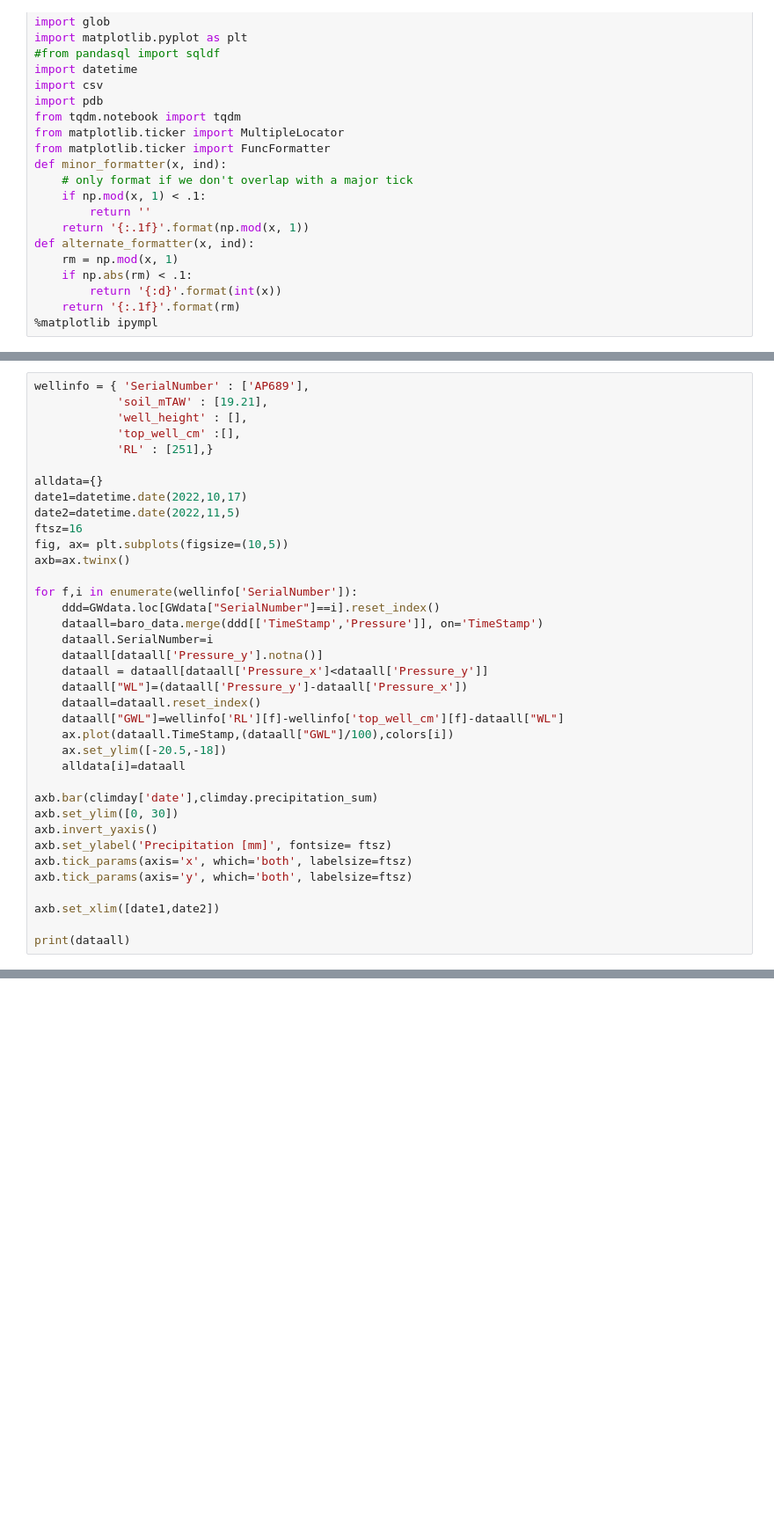
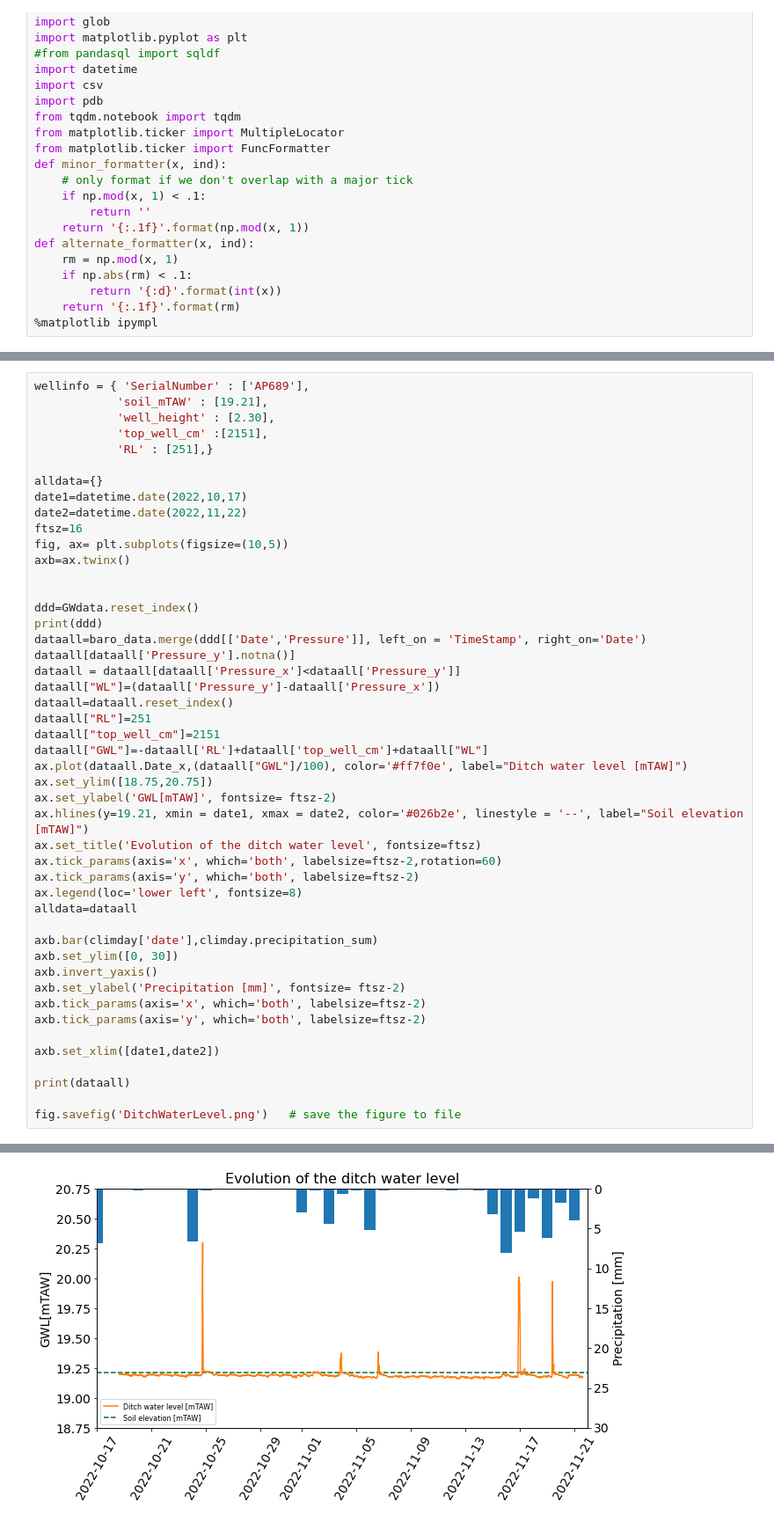
Before and after one commit to braspenninga/Jupyter-scripts, a Jupyter notebook: Ditch water level.ipynb, the cells around one changed output, grey strips where cells are left out. Shown at 88% size. Saved outputs shown, nothing was run; the diff lists cells and outputs as text; blank space fills up the shorter version.

```diff
--- a/Ditch water level.ipynb
+++ b/Ditch water level.ipynb
@@ -117,37 +117,48 @@ print(baro_data)
 # %%
 wellinfo = { 'SerialNumber' : ['AP689'],
             'soil_mTAW' : [19.21],
-            'well_height' : [],
-            'top_well_cm' :[],
+            'well_height' : [2.30],
+            'top_well_cm' :[2151],
             'RL' : [251],}
 
 alldata={}
 date1=datetime.date(2022,10,17)
-date2=datetime.date(2022,11,5)
+date2=datetime.date(2022,11,22)
 ftsz=16
 fig, ax= plt.subplots(figsize=(10,5))
 axb=ax.twinx()
 
-for f,i in enumerate(wellinfo['SerialNumber']):
-    ddd=GWdata.loc[GWdata["SerialNumber"]==i].reset_index()
-    dataall=baro_data.merge(ddd[['TimeStamp','Pressure']], on='TimeStamp')
-    dataall.SerialNumber=i
-    dataall[dataall['Pressure_y'].notna()]
-    dataall = dataall[dataall['Pressure_x']<dataall['Pressure_y']]
-    dataall["WL"]=(dataall['Pressure_y']-dataall['Pressure_x'])
-    dataall=dataall.reset_index()
-    dataall["GWL"]=wellinfo['RL'][f]-wellinfo['top_well_cm'][f]-dataall["WL"]
-    ax.plot(dataall.TimeStamp,(dataall["GWL"]/100),colors[i])
-    ax.set_ylim([-20.5,-18])
-    alldata[i]=dataall
+
+ddd=GWdata.reset_index()
+print(ddd)
+dataall=baro_data.merge(ddd[['Date','Pressure']], left_on = 'TimeStamp', right_on='Date')
+dataall[dataall['Pressure_y'].notna()]
+dataall = dataall[dataall['Pressure_x']<dataall['Pressure_y']]
+dataall["WL"]=(dataall['Pressure_y']-dataall['Pressure_x'])
+dataall=dataall.reset_index()
+dataall["RL"]=251
+dataall["top_well_cm"]=2151
+dataall["GWL"]=-dataall['RL']+dataall['top_well_cm']+dataall["WL"]
+ax.plot(dataall.Date_x,(dataall["GWL"]/100), color='#ff7f0e', label="Ditch water level [mTAW]")
+ax.set_ylim([18.75,20.75])
+ax.set_ylabel('GWL[mTAW]', fontsize= ftsz-2)
+ax.hlines(y=19.21, xmin = date1, xmax = date2, color='#026b2e', linestyle = '--', label="Soil elevation [mTAW]")
+ax.set_title('Evolution of the ditch water level', fontsize=ftsz)
+ax.tick_params(axis='x', which='both', labelsize=ftsz-2,rotation=60)
+ax.tick_params(axis='y', which='both', labelsize=ftsz-2)
+ax.legend(loc='lower left', fontsize=8)
+alldata=dataall
 
 axb.bar(climday['date'],climday.precipitation_sum)
 axb.set_ylim([0, 30])
 axb.invert_yaxis()
-axb.set_ylabel('Precipitation [mm]', fontsize= ftsz)
-axb.tick_params(axis='x', which='both', labelsize=ftsz)
-axb.tick_params(axis='y', which='both', labelsize=ftsz)
+axb.set_ylabel('Precipitation [mm]', fontsize= ftsz-2)
+axb.tick_params(axis='x', which='both', labelsize=ftsz-2)
+axb.tick_params(axis='y', which='both', labelsize=ftsz-2)
 
 axb.set_xlim([date1,date2])
 
 print(dataall)
+
+fig.savefig('DitchWaterLevel.png')   # save the figure to file
+# %% [output]
@@ -153,0 +182 @@ print(dataall)
+[figure, added]
```
Also changed, not shown: parts of 4 cells of this notebook, 10 other files.
